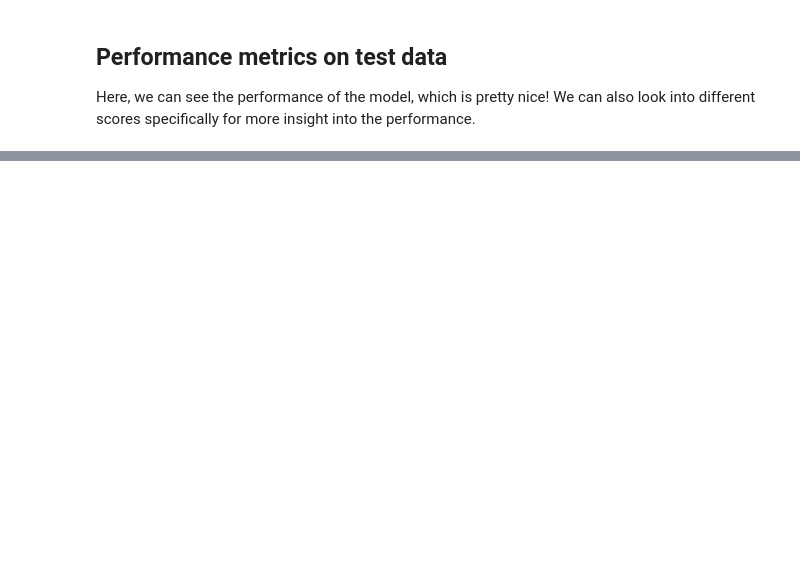
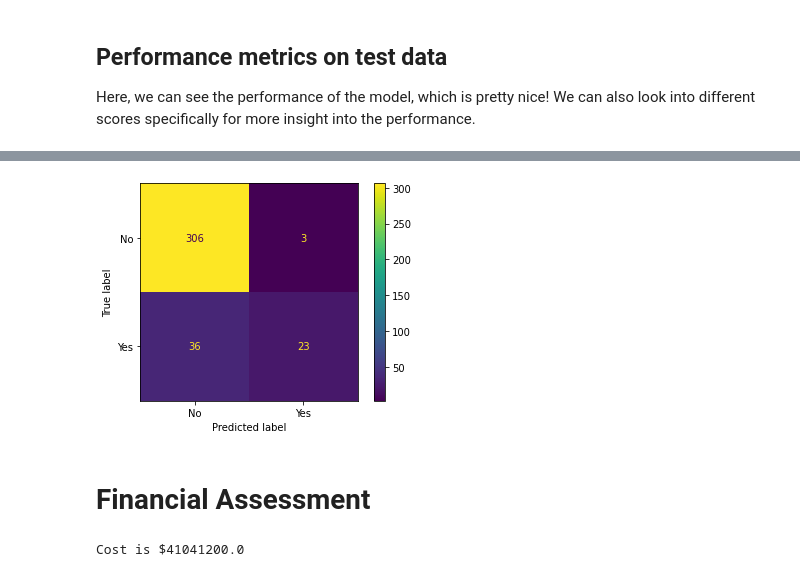
Before and after one commit to ChristopherCrook/50_Assignment5_Crook, a Jupyter notebook: employee_churn_template.ipynb, the cells around one changed output, grey strips where cells are left out. Cells and saved outputs as stored; diff of their text form; code cells hidden in the pictures; blank space fills up the shorter version.

```diff
--- a/employee_churn_template.ipynb
+++ b/employee_churn_template.ipynb
@@ -278,2 +379,23 @@ Here, we can see the performance of the model, which is pretty nice! We can also
 # %%
 # TODO: plot the confusion matrix graph
+cm = confusion_matrix(y_test, logisticRegression_grid_search.best_estimator_.predict(X_test))
+disp = ConfusionMatrixDisplay(confusion_matrix=cm,
+                               display_labels=logisticRegression_grid_search.classes_)
+disp.plot()
+
+plt.show()
+# %% [output]
+[figure, added]
+# %% [markdown]
+# Financial Assessment
+# %%
+cost_replacement = 120000
+cost_intervention = 2000
+intervention_success = .2
+
+actual_leave_cost = (cost_replacement * cm[0][0]) + (cost_replacement * cm[1][0])
+int_cost = cost_intervention * (cm[0][1] * intervention_success)
+
+print("Cost is $" + str(actual_leave_cost + int_cost))
+# %% [output]
+Cost is $41041200.0
```
Also changed, not shown: parts of 12 cells of this notebook.
